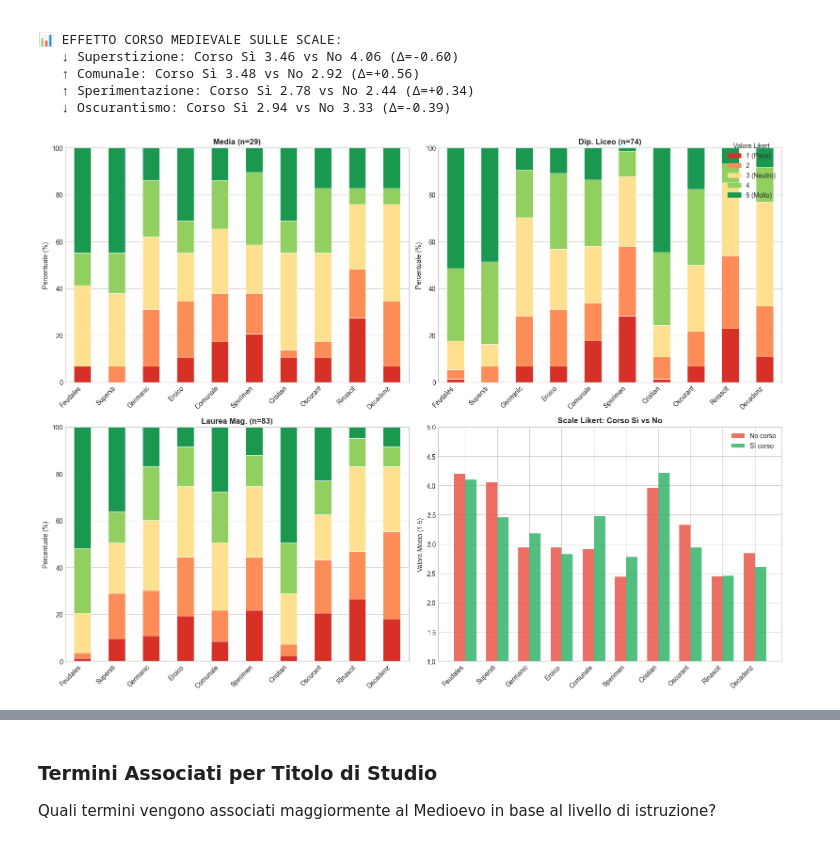
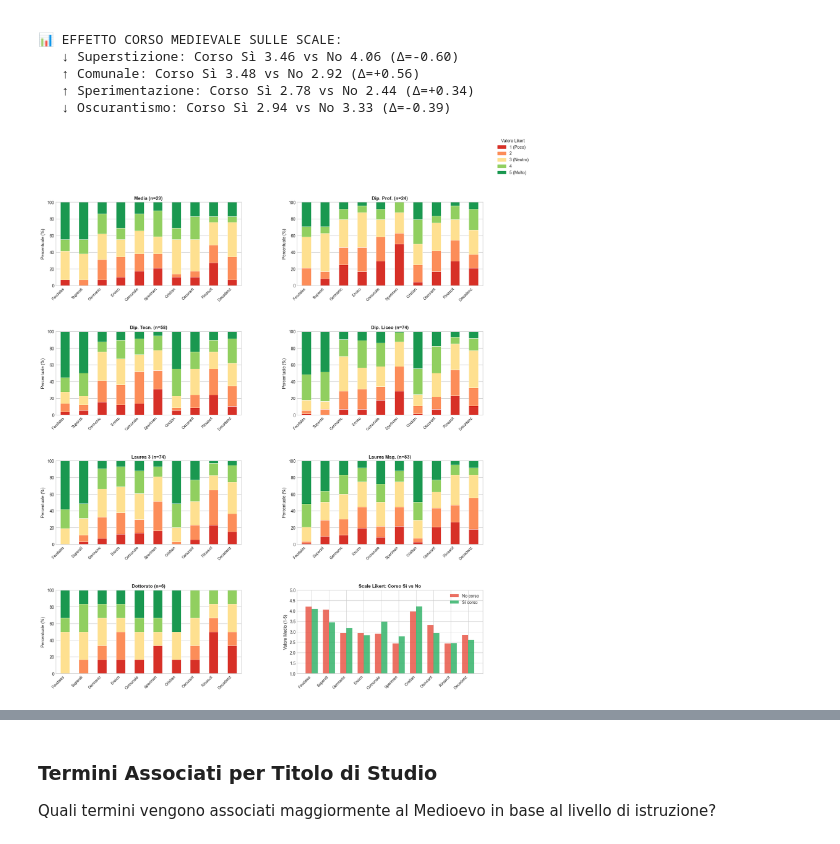
Before and after one commit to giuliaghiazza/MiddleAgesAnalysis, a Jupyter notebook: analisi_dati.ipynb, the cells around one changed output, grey strips where cells are left out. Saved outputs shown, nothing was run; the diff lists cells and outputs as text; code cells hidden in the pictures.

```diff
--- a/analisi_dati.ipynb
+++ b/analisi_dati.ipynb
@@ -953,7 +1019,7 @@ if 'opinione_medioevo_num' in df_num.columns:
     opinioni = [df_num[df_num['titolo_studio'] == t]['opinione_medioevo_num'].mean() for t in titoli_plot]
     labels = [titolo_short.get(t, t) for t in titoli_plot]
 
-    colors = sns.color_palette("RdYlGn", len(titoli_plot))
+    colors = sns.color_palette("crest", len(titoli_plot))
     bars = ax2.bar(range(len(titoli_plot)), opinioni, color=colors)
     ax2.set_xticks(range(len(titoli_plot)))
     ax2.set_xticklabels(labels, rotation=45, ha='right')
@@ -988,21 +1054,6 @@ if 'corso_medievale' in df_num.columns:
     ax3.set_ylim(1, 5)
     ax3.legend()
 
-# 4. % medievale per titolo
-ax4 = axes[1, 1]
-if pct_medievale_titolo:
-    titoli_plot = [t for t in titolo_order if t in pct_medievale_titolo]
-    pct_values = [pct_medievale_titolo[t]['pct_medievale'] for t in titoli_plot]
-    labels = [titolo_short.get(t, t) for t in titoli_plot]
-
-    colors = plt.cm.Blues(np.array(pct_values) / 100)
-    bars = ax4.bar(range(len(titoli_plot)), pct_values, color=colors)
-    ax4.set_xticks(range(len(titoli_plot)))
-    ax4.set_xticklabels(labels, rotation=45, ha='right')
-    ax4.set_ylabel('% considerato medievale')
-    ax4.set_title('% "È medievale" per Titolo', fontweight='bold')
-    ax4.set_ylim(0, 100)
-
 plt.tight_layout()
 plt.show()
 # %% [output]
@@ -1084,56 +1135,55 @@ if 'corso_medievale' in df_num.columns:
    ↓ Oscurantismo: Corso Sì 2.94 vs No 3.33 (Δ=-0.39)
 # %%
 # Visualizzazione Scale Likert per Titolo - Distribuzione percentuale
-fig, axes = plt.subplots(2, 2, figsize=(16, 12))
+fig, axes = plt.subplots(4, 2, figsize=(18, 20))
 
 # Colori scala RdYlGn
 colors_likert = ['#d73027', '#fc8d59', '#fee090', '#91cf60', '#1a9850']
 
 # Seleziona alcuni titoli rappresentativi per il confronto
-titoli_confronto = ['Licenza media', 'Diploma di istruzione liceale', 'Laurea magistrale']
-titoli_confronto = [t for t in titoli_confronto if t in df_num['titolo_studio'].values]
+titoli_confronto = [t for t in titolo_order if t in df_num['titolo_studio'].values]
 
 for idx, titolo in enumerate(titoli_confronto):
     ax = axes[idx // 2, idx % 2]
     subset = df_num[df_num['titolo_studio'] == titolo]
 
     if len(subset) > 5:
         likert_pct = subset[existing_likert].apply(
             lambda x: x.value_counts(normalize=True).sort_index().reindex([1,2,3,4,5], fill_value=0)
         ) * 100
         likert_pct_T = likert_pct.T
 
         likert_pct_T.plot(kind='bar', stacked=True, ax=ax, color=colors_likert, edgecolor='white', linewidth=0.5, legend=False)
         ax.set_xlabel('')
         ax.set_ylabel('Percentuale (%)')
-        ax.set_title(f'{titolo_short.get(titolo, titolo)} (n={len(subset)})', fontweight='bold')
-        ax.set_xticklabels([col[:8].capitalize() for col in existing_likert], rotation=45, ha='right')
+        ax.set_title(f'{titolo_short.get(titolo, titolo)} (n={len(subset)})', fontweight='bold', fontsize=11)
+        ax.set_xticklabels([col[:8].capitalize() for col in existing_likert], rotation=45, ha='right', fontsize=9)
         ax.set_ylim(0, 100)
 
-# 4. Confronto Corso Sì vs No
-ax4 = axes[1, 1]
+# Confronto Corso Sì vs No — ultimo subplot disponibile
+ax8 = axes[3, 1]
 if 'corso_medievale' in df_num.columns:
     x = np.arange(len(existing_likert))
     width = 0.35
 
     si_vals = [df_num[df_num['corso_medievale'] == 'Sì'][col].mean() for col in existing_likert]
     no_vals = [df_num[df_num['corso_medievale'] == 'No'][col].mean() for col in existing_likert]
 
-    ax4.bar(x - width/2, no_vals, width, label='No corso', color='#e74c3c', alpha=0.8)
-    ax4.bar(x + width/2, si_vals, width, label='Sì corso', color='#27ae60', alpha=0.8)
-    ax4.set_ylabel('Valore Medio (1-5)')
-    ax4.set_title('Scale Likert: Corso Sì vs No', fontweight='bold')
-    ax4.set_xticks(x)
-    ax4.set_xticklabels([col[:8].capitalize() for col in existing_likert], rotation=45, ha='right')
-    ax4.legend()
-    ax4.set_ylim(1, 5)
+    ax8.bar(x - width/2, no_vals, width, label='No corso', color='#e74c3c', alpha=0.8)
+    ax8.bar(x + width/2, si_vals, width, label='Sì corso', color='#27ae60', alpha=0.8)
+    ax8.set_ylabel('Valore Medio (1-5)')
+    ax8.set_title('Scale Likert: Corso Sì vs No', fontweight='bold', fontsize=11)
+    ax8.set_xticks(x)
+    ax8.set_xticklabels([col[:8].capitalize() for col in existing_likert], rotation=45, ha='right', fontsize=9)
+    ax8.legend()
+    ax8.set_ylim(1, 5)
 
 # Aggiungi legenda comune
 handles = [plt.Rectangle((0,0),1,1, color=c) for c in colors_likert]
 fig.legend(handles, ['1 (Poco)', '2', '3 (Neutro)', '4', '5 (Molto)'],
            loc='upper right', title='Valore Likert', bbox_to_anchor=(0.99, 0.99))
 
-plt.tight_layout()
+plt.subplots_adjust(hspace=0.55, wspace=0.3)
 plt.show()
 # %% [output]
-[figure, old version]
+[figure, new version]
```
Also changed, not shown: parts of 20 cells of this notebook.
